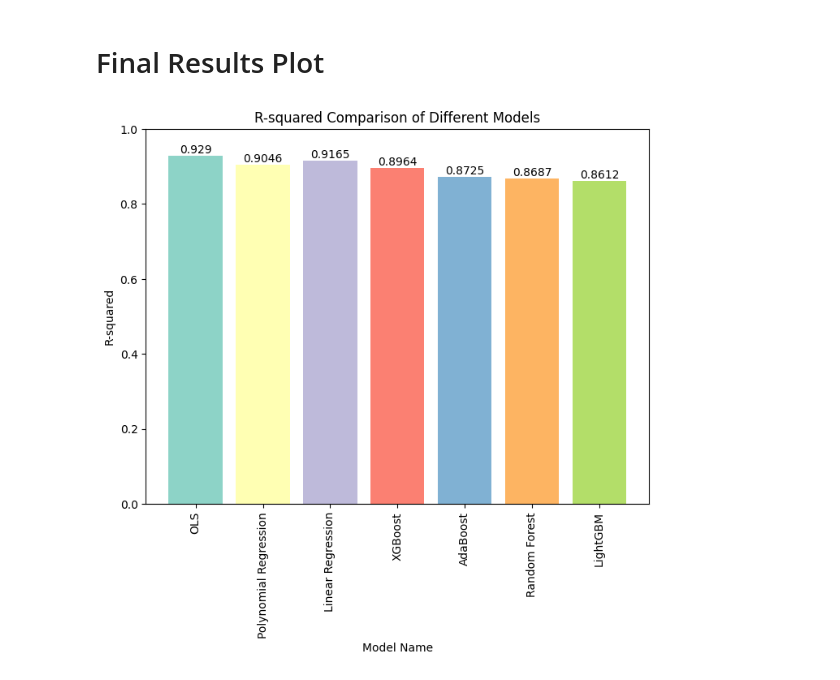
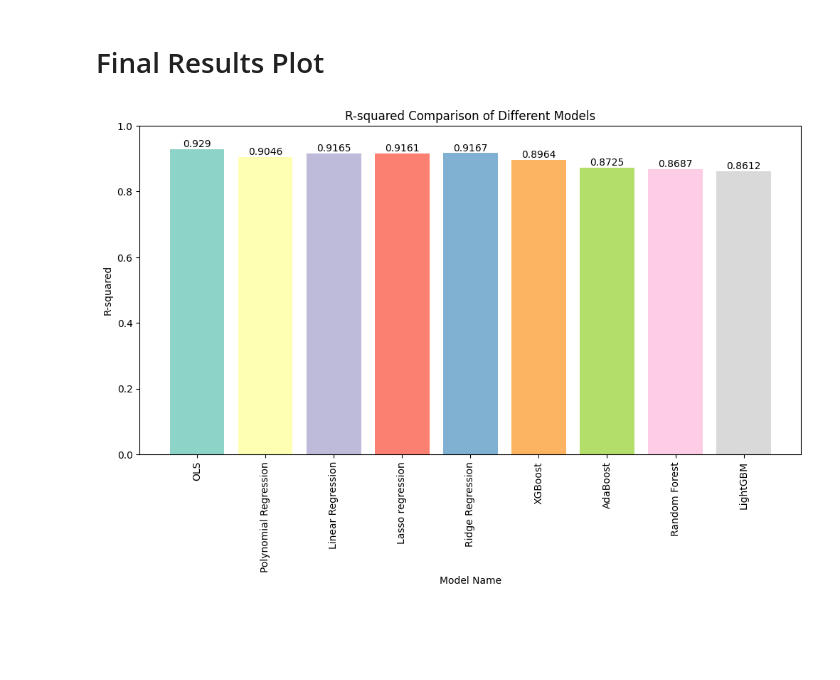
Before and after one commit to torchflash/MMAI831-AIOS-Assignment, a Jupyter notebook: Amir/MMAI_831_AI_in_Marketing_AIOS_Assignemt_Pair_interaction.ipynb, the cells around one changed output. Cells and saved outputs as stored; diff of their text form; code cells hidden in the pictures; blank space fills up the shorter version.

```diff
--- a/Amir/MMAI_831_AI_in_Marketing_AIOS_Assignemt_Pair_interaction.ipynb
+++ b/Amir/MMAI_831_AI_in_Marketing_AIOS_Assignemt_Pair_interaction.ipynb
@@ -262,0 +263,10 @@ Adjusted R-squared: 0.9133874970924366
+# %%
+# Retrieve the coefficients
+coefficients = lasso_model.coef_
+
+# Print the coefficients
+for i, coefficient in enumerate(coefficients):
+    print(f"Feature {i+1}: {coefficient}")
+intercept = lasso_model.intercept_
+
+print("Intercept (X0):", intercept)
@@ -288,0 +316,10 @@ Adjusted R-squared: 0.9133451662476079
+# %%
+# Retrieve the coefficients
+coefficients = ridge_model.coef_
+
+# Print the coefficients
+for i, coefficient in enumerate(coefficients):
+    print(f"Feature {i+1}: {coefficient}")
+intercept = ridge_model.intercept_
+
+print("Intercept (X0):", intercept)
@@ -367,19 +418,0 @@ Pairwise Iteraction Sale = 8537.0889 + 2.1535(store) + 2.7350(billboard) + 0.791
-# %%
-# Create and train the Tweedie regression model
-tweedie_model = TweedieRegressor(power=0, alpha=1, max_iter=200, link='identity')
-# You can adjust the power and alpha parameters as needed
-tweedie_model.fit(X_train, y_train)
-
-# Make predictions on the test set
-y_pred_tweedie = tweedie_model.predict(X_test)
-
-# Evaluate the Tweedie regression model
-mse_tweedie = mean_squared_error(y_test, y_pred_tweedie)
-rmse_tweedie = np.sqrt(mse_tweedie)
-r2_tweedie = r2_score(y_test, y_pred_tweedie)
-adjusted_r2_tweedie = 1 - (1 - r2_tweedie) * ((n - 1) / (n - p - 1))
-
-print("Tweedie Regression:")
-print("Root Mean Squared Error:", rmse_tweedie)
-print("R-squared score:", r2_tweedie)
-print("Adjusted R-squared:", adjusted_r2_tweedie)
@@ -607,31 +630,31 @@ plt.show()
 # Final Results Plot
 # %%
 # Models' names
-model_names = ['OLS', 'Polynomial Regression', 'Linear Regression', 'XGBoost', 'AdaBoost', 'Random Forest', 'LightGBM']
+model_names = ['OLS', 'Polynomial Regression', 'Linear Regression', 'Lasso regression', 'Ridge Regression', 'XGBoost', 'AdaBoost', 'Random Forest', 'LightGBM']
 
 # R-squared values
-r2_values = [OLS_r2, r2_poly, lr_r2, xgb_r2, ada_r2, rf_r2, lgbm_r2]
+r2_values = [OLS_r2, r2_poly, lr_r2, lasso_r2, ridge_r2, xgb_r2, ada_r2, rf_r2, lgbm_r2]
 
 # Specify colors for each bar
 colors = sns.color_palette("Set3")[:len(model_names)]
 
 # Plotting
-plt.figure(figsize=(8, 6))
+plt.figure(figsize=(12, 6))
 bars = plt.bar(model_names, r2_values, color=colors)
 plt.xlabel('Model Name')
 plt.ylabel('R-squared')
 plt.title('R-squared Comparison of Different Models')
 plt.ylim(0, 1)  # Set the y-axis limits if needed
 plt.xticks(rotation='vertical')
 
 # Add values on top of each bar
 for i, bar in enumerate(bars):
     height = bar.get_height()
     plt.text(bar.get_x() + bar.get_width() / 2, height, f"{round(height, 4)}", ha='center', va='bottom')
 
 
 plt.show()
 # %% [output]
-[figure, old version]
+[figure, new version]
 # %%
 # Models' names
```
Also changed, not shown: parts of 12 cells of this notebook, 1 other file.
